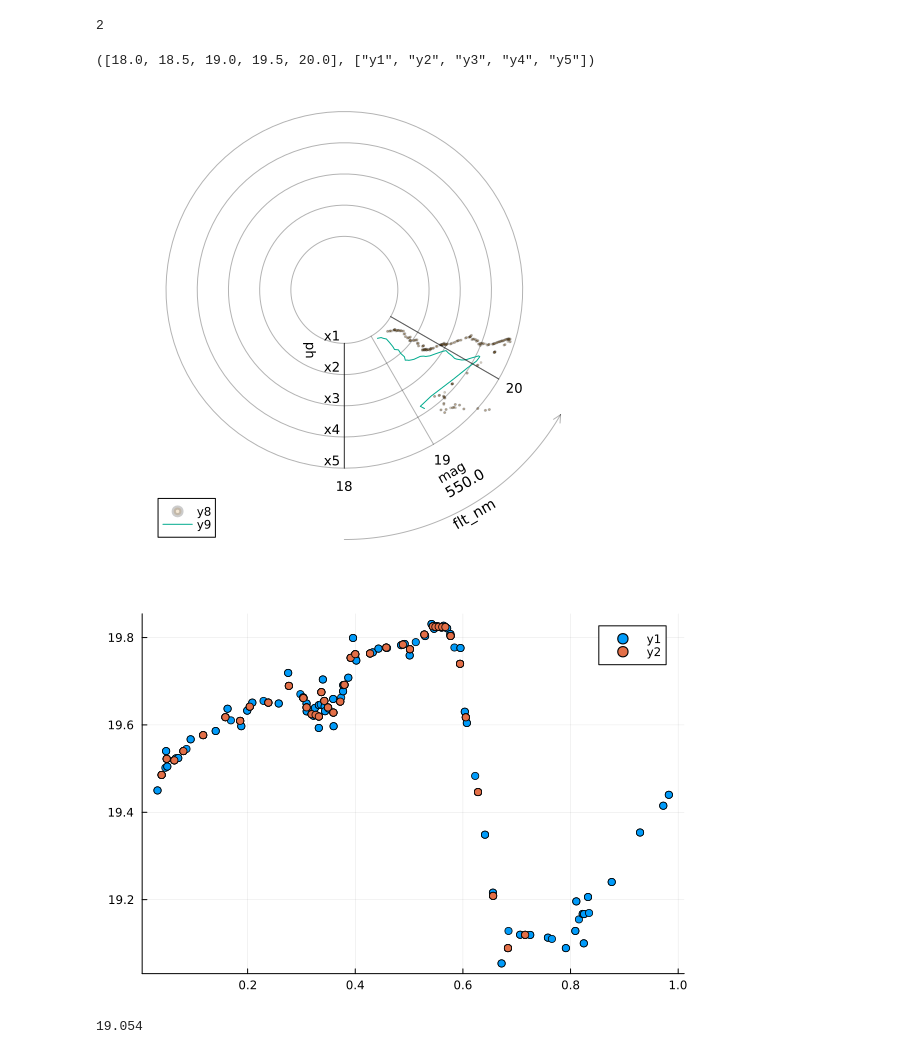
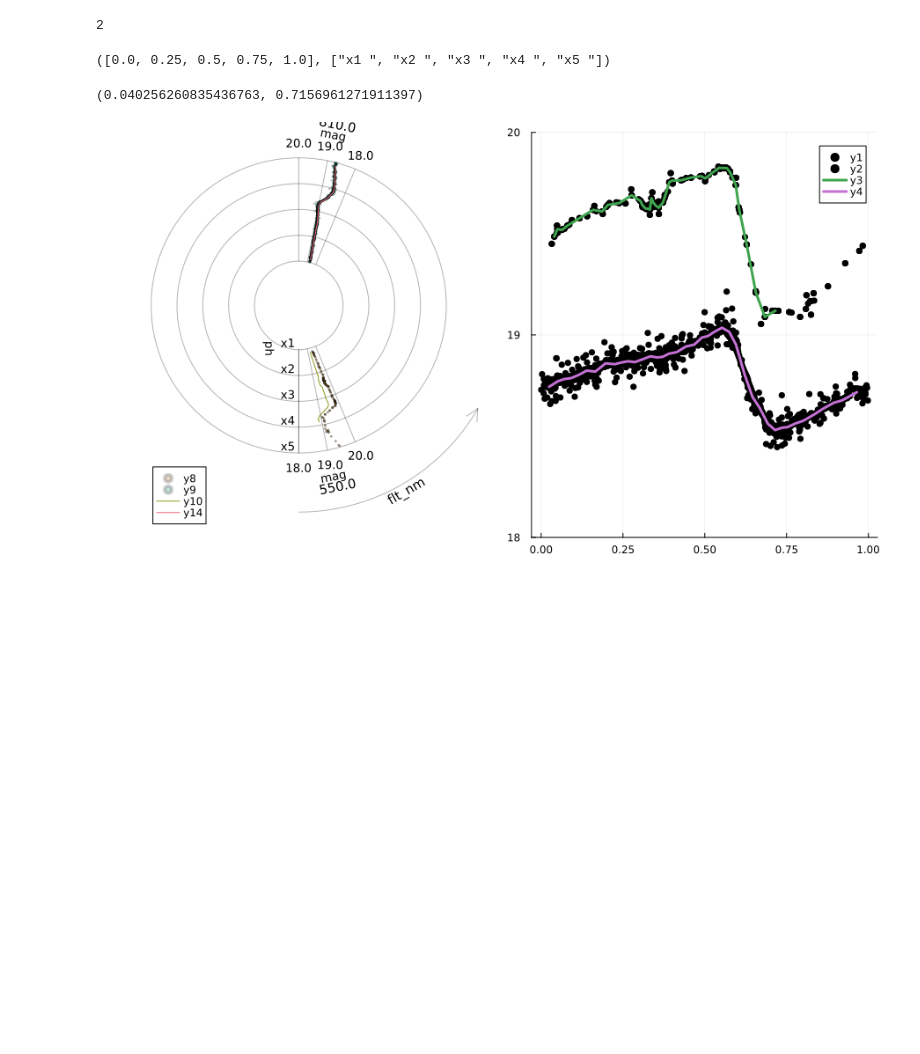
Before and after one commit to TheRedElement/LStein, a Jupyter notebook: src_jl_demo/LVisP_demo.ipynb, the cells around one changed output. Drawn from its saved outputs; the diff is of its cells as text; code cells hidden in the pictures; blank space fills up the shorter version.

Commit message:
implemented plot to showcase advantage of LVisP

```diff
--- a/src_jl_demo/LVisP_demo.ipynb
+++ b/src_jl_demo/LVisP_demo.ipynb
@@ -70,25 +68,28 @@ display(nthetas)
 #%%get required parameters
 thetalims = (minimum(theta_raw), maximum(theta_raw))
 xticks = collect(range(floor(minimum(minimum.(x_raw))), ceil(maximum(maximum.(x_raw))), 5))
-yticks = collect(range(floor(minimum(minimum.(y_raw))), ceil(maximum(maximum.(y_raw))), 5))
+yticks = collect(range(floor(minimum(minimum.(y_raw))), ceil(maximum(maximum.(y_raw))), 3))
 
 xticks = (xticks, ["x1 ", "x2 ", "x3 ", "x4 ", "x5 "])
-yticks = (yticks, ["y1", "y2", "y3", "y4", "y5"])
+# yticks = (yticks, ["y1", "y2", "y3", "y4", "y5"])
 # yticks = nothing
 # yticks = [17, 21]
 
 # display(thetalims)
-# display(xticks)
+display(xticks)
+display(extrema(x_pro[1]))
 # %% [output]
-([18.0, 18.5, 19.0, 19.5, 20.0], ["y1", "y2", "y3", "y4", "y5"])
+([0.0, 0.25, 0.5, 0.75, 1.0], ["x1 ", "x2 ", "x3 ", "x4 ", "x5 "])
+(0.040256260835436763, 0.7156961271911397)
 # %%
-panelsize = pi/3
+panelsize = pi/8
 LVPC = LVisP.LVisPCanvas(
     thetalims=thetalims, xticks=xticks,
-    thetaguidelims=(-pi/2,3pi/2), thetaplotlims=(-pi/2+panelsize/2,pi/2-panelsize/2), xlimdeadzone=0.3, panelsize=panelsize,
+    thetaguidelims=(-pi/2,3pi/2), thetaplotlims=(-pi/2+panelsize/2,pi/2-panelsize/2).+0pi/2, xlimdeadzone=0.3, panelsize=panelsize,
+    # thetaguidelims=(-pi/2,3pi/2), thetaplotlims=(6pi/7,2pi), xlimdeadzone=0.3, panelsize=panelsize,
     thetalabel=names(df_raw)[1], xlabel="\n$(names(df_raw)[2])" * " "^28, ylabel=names(df_raw)[3],
     th_arrowlength=pi/3,
-    panelbounds=true, ygrid=true,
+    panelbounds=false, ygrid=true,
     fontsizes=(thetalabel=10, ylabel=9, xlabel=9, thetaticklabel=10, xticklabel=9, yticklabel=9),
     thetaarrowkwargs=(color=:black, alpha=0.3),
     thetaticklabelkwargs=(halign=:center,),
@@ -97,47 +98,51 @@ LVPC = LVisP.LVisPCanvas(
     xticklabelkwargs=(rotation=0, halign=:right, valign=:bottom),
     xlabelkwargs=(rotation=-90, halign=:right, valign=:top),
     ygridkwargs=(linecolor=:black, linealpha=0.3, linestyle=:solid,),
     yticklabelkwargs=(rotation=0,),
     # ylabelkwargs=(rotation=0,),
     panelboundskwargs=(linecolor=:black, linealpha=0.5, linestyle=:solid,),
 )
 
 
-p = plot(;size=(500,500))
+p = plot(;size=(700,700))
 p1 = plot()
 LVisP.plot_LVisPCanvas!(p, LVPC)
 
-for i in eachindex(theta_raw)[1:1]
+# yticks=nothing#[extrema(y_raw[1])...]
+for i in eachindex(theta_raw)[1:end]
     LVPP = LVisP.LVisPPanel(
         LVPC,
         theta_raw[i], x_raw[i], y_raw[i];
-        yticks=[18,19,20],
+        # thetalims[1], x_raw[i], y_raw[i];
+        yticks=yticks,
     )
 
     LVisP.plot_LVisPPanel!(p, LVPP, LVPC;
         data_only=true,
-        seriestype=:scatter, ma=0.2, mea=0.2, ms=1
+        seriestype=:scatter, ma=0.2, mea=0.2, ms=1,
     )
-    println(nanminimum(y_raw[i]))
-    scatter!(p1, x_raw[i], y_raw[i])
+    scatter!(p1, x_raw[i], y_raw[i]; ylims=LVPP.ylims, yticks=yticks, mc=:black)
+    # println(nanminimum(y_raw[i]))
+    # println(extrema(LVisP.minmaxscale(y_raw[i], 0,1; xmin_ref=yticks[1], xmax_ref=yticks[2])))
 end
-for i in eachindex(theta_pro)[1:1]
+for i in eachindex(theta_pro)[1:end]
     LVPP = LVisP.LVisPPanel(
         LVPC,
         theta_pro[i], x_pro[i], y_pro[i];
-        yticks=[18,19,20],
+        # thetalims[1], x_pro[i], y_pro[i];
+        yticks=yticks,
     )
     LVisP.plot_LVisPPanel!(p, LVPP, LVPC)
-    scatter!(p1, x_pro[i], y_pro[i])
+    plot!(p1, x_pro[i], y_pro[i], lw=3)
+    # println(nanminimum(y_pro[i]))
 
+    # println(extrema(LVisP.minmaxscale(y_pro[i], 0,1; xmin_ref=yticks[1], xmax_ref=yticks[2])))
 end
 
-display(p)
-display(p1)
+display(plot(p,p1;size=(900,500)))
+# display(p)
 # %% [output]
-[figure, old version]
+[figure, new version]
-[figure, removed]
-19.054
 # %%
 panelsize = pi/8
 
```
Also changed, not shown: parts of 3 cells of this notebook, 6 other files.
